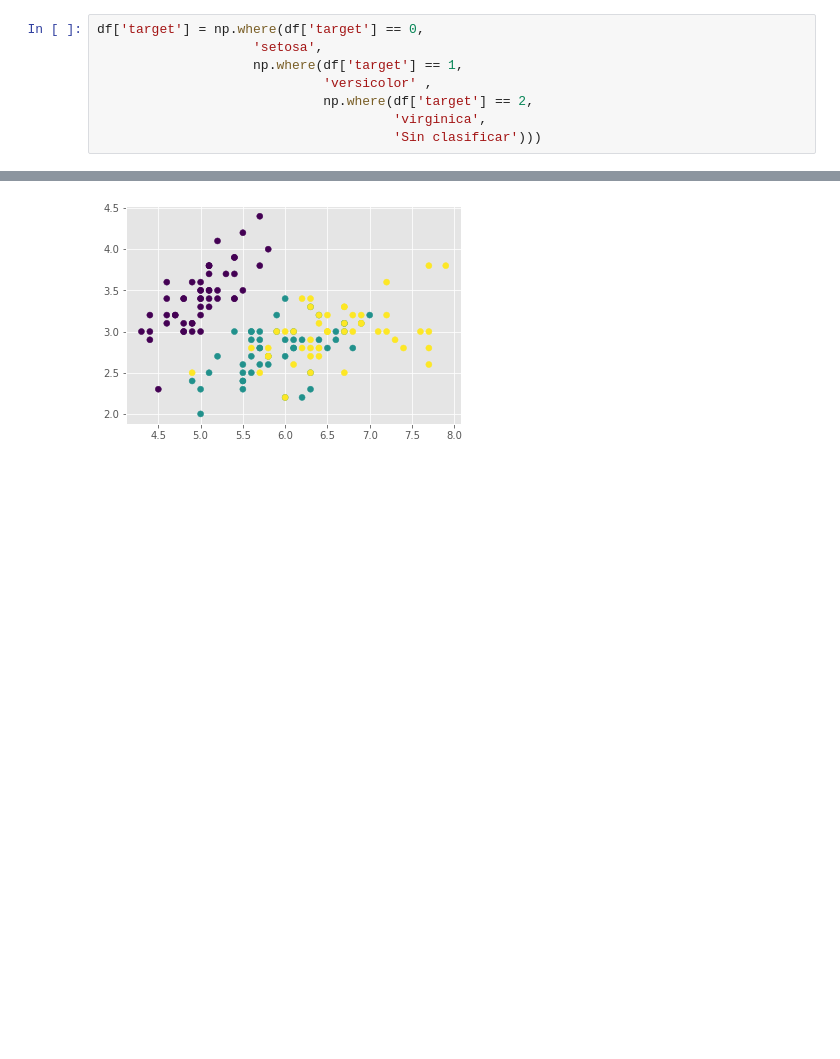
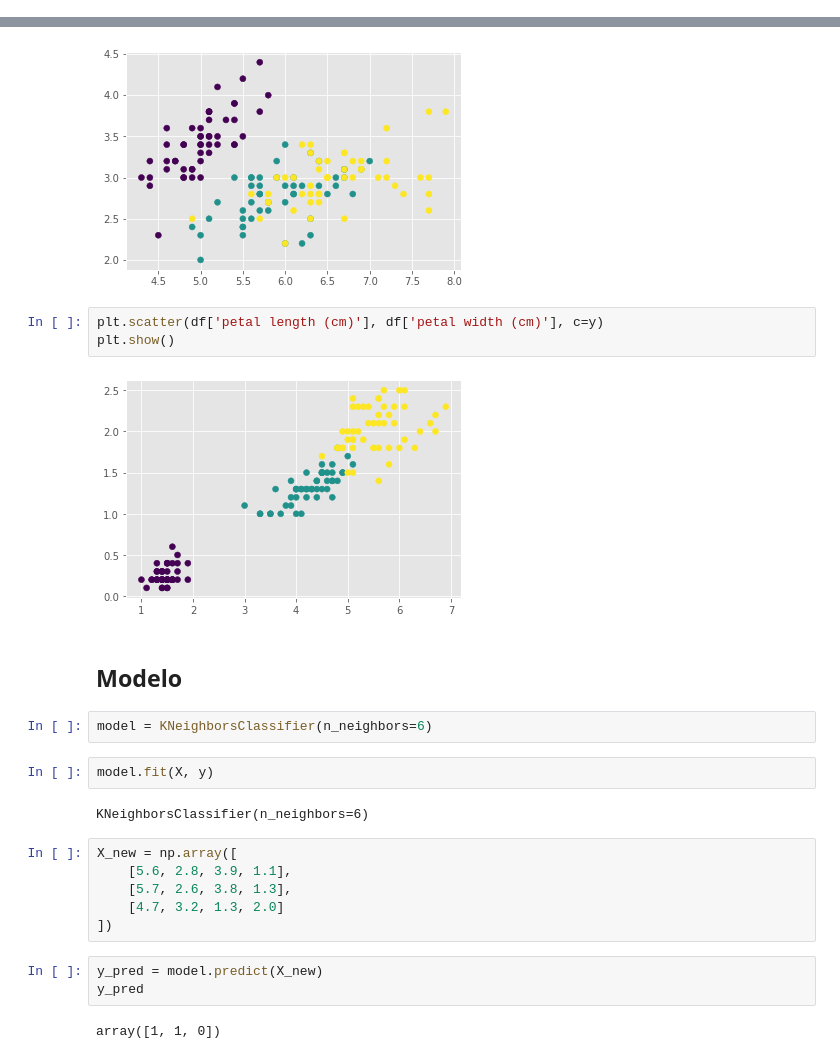
Before and after one commit to JuanFeA98/DataCamp, a Jupyter notebook: Supervised learning with Scikit-learn/Clasificación.ipynb, the cells around one changed output, grey strips where cells are left out. Saved outputs shown, nothing was run; the diff lists cells and outputs as text; blank space fills up the shorter version.

Commit message:
Clasificación (K-Neighbors)

```diff
--- a/Supervised learning with Scikit-learn/Untitled.ipynb
+++ b/Supervised learning with Scikit-learn/Clasificación.ipynb
@@ -18,14 +20,6 @@ X = iris.data
 y = iris.target
 # %%
 df = pd.DataFrame(X, columns=iris.feature_names)
-# %%
-df['target'] = np.where(df['target'] == 0,
-                    'setosa',
-                    np.where(df['target'] == 1,
-                             'versicolor' ,
-                             np.where(df['target'] == 2,
-                                      'virginica',
-                                      'Sin clasificar')))
 # %%
 pd.plotting.scatter_matrix(
     df,
@@ -42,3 +36,27 @@ plt.scatter(df['sepal length (cm)'], df['sepal width (cm)'], c=y)
 plt.show()
 # %% [output]
 [figure]
+# %%
+plt.scatter(df['petal length (cm)'], df['petal width (cm)'], c=y)
+plt.show()
+# %% [output]
+[figure, added]
+# %% [markdown]
+## Modelo
+# %%
+model = KNeighborsClassifier(n_neighbors=6)
+# %%
+model.fit(X, y)
+# %% [output]
+KNeighborsClassifier(n_neighbors=6)
+# %%
+X_new = np.array([
+    [5.6, 2.8, 3.9, 1.1],
+    [5.7, 2.6, 3.8, 1.3],
+    [4.7, 3.2, 1.3, 2.0]
+])
+# %%
+y_pred = model.predict(X_new)
+y_pred
+# %% [output]
+array([1, 1, 0])
```
Also changed, not shown: parts of 1 cell of this notebook.
